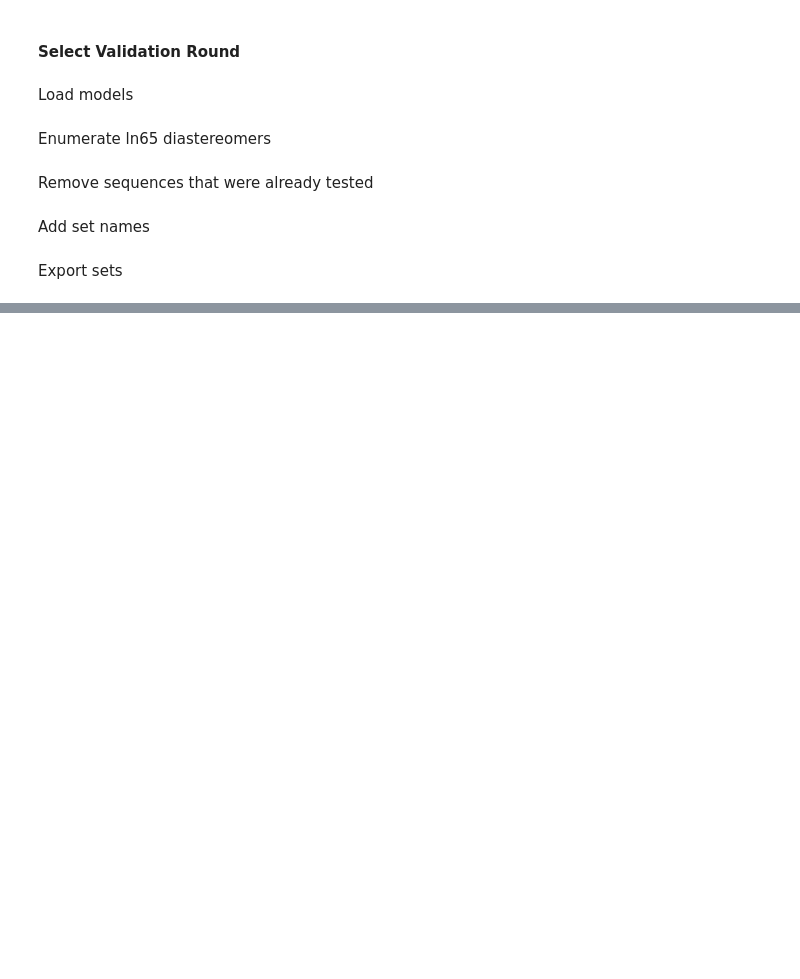
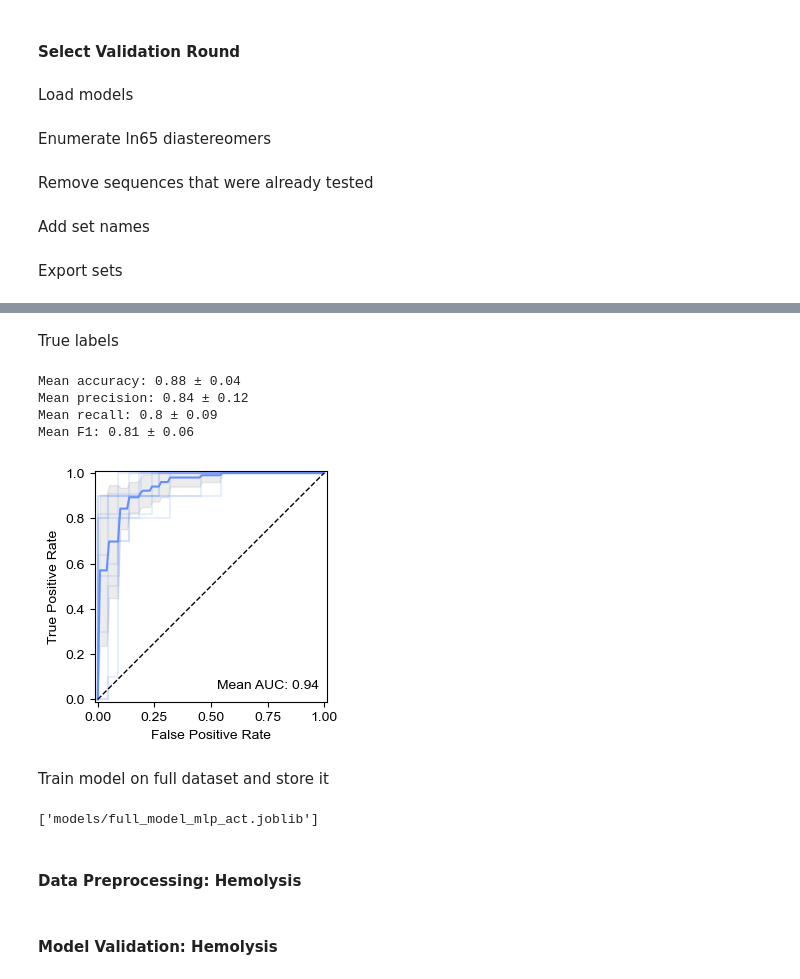
Before and after one commit to MaedehDarsaraee/ln65-stereoisomer-ML, a Jupyter notebook: 01_model_eval.ipynb, the cells around one changed output, grey strips where cells are left out. Drawn from its saved outputs; the diff is of its cells as text; code cells hidden in the pictures; blank space fills up the shorter version.

```diff
--- a/01_model_eval.ipynb
+++ b/01_model_eval.ipynb
@@ -242,0 +275,21 @@ df_pred[df_pred['set'] == 'inactive and hemolytic'].to_csv('data/validation_sets
+# %% [markdown]
+True labels
+# %%
+evaluate_model(cv, mlp, X, y, plot_path='plots/full_mlp_act_true.png')
+# %% [output]
+Mean accuracy: 0.88 ± 0.04
+Mean precision: 0.84 ± 0.12
+Mean recall: 0.8 ± 0.09
+Mean F1: 0.81 ± 0.06
+[figure, added]
+# %% [markdown]
+Train model on full dataset and store it
+# %%
+full_model_mlp_act = MLPClassifier(alpha=1, max_iter=1000, hidden_layer_sizes=(32, 32, 32), random_state=42)
+full_model_mlp_act.fit(X, y)
+
+joblib.dump(full_model_mlp_act, 'models/full_model_mlp_act.joblib')
+# %% [output]
+['models/full_model_mlp_act.joblib']
+# %% [markdown]
+#### Data Preprocessing: Hemolysis
@@ -242,0 +302,2 @@ df_pred[df_pred['set'] == 'inactive and hemolytic'].to_csv('data/validation_sets
+# %% [markdown]
+#### Model Validation: Hemolysis
```
Also changed, not shown: parts of 21 cells of this notebook, 15 other files.
